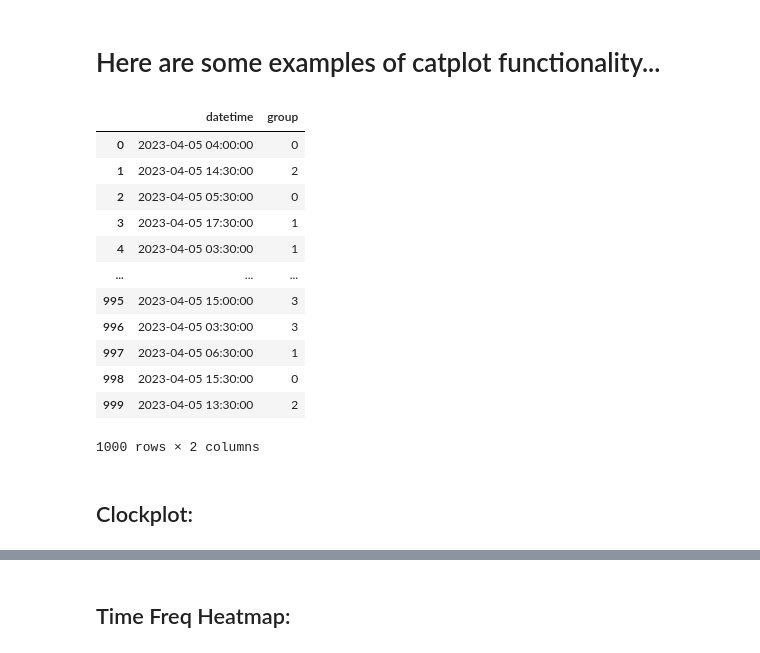
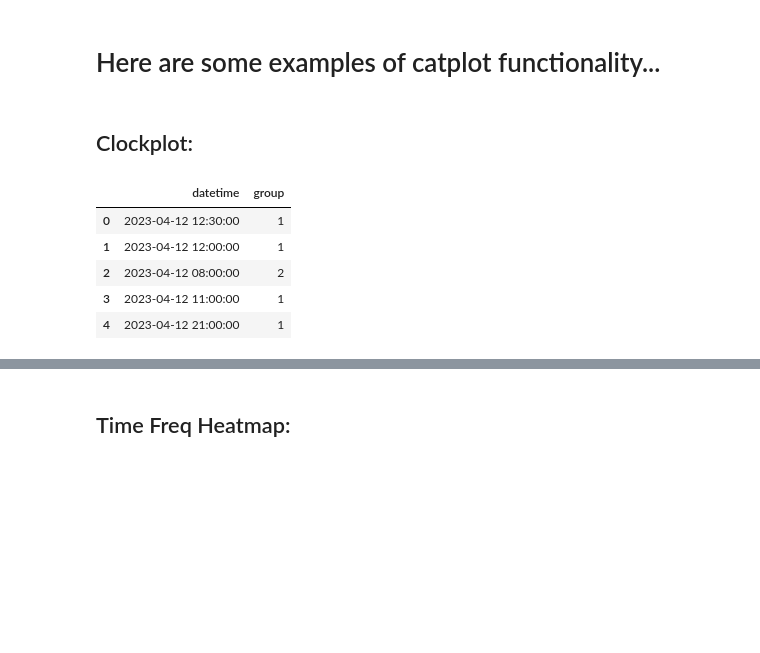
Before and after one commit to alexcapstick/alexs-visualisation-tools, a Jupyter notebook: examples/catplot.ipynb, the cells around one changed output, grey strips where cells are left out. Saved outputs shown, nothing was run; the diff lists cells and outputs as text; code cells hidden in the pictures; blank space fills up the shorter version.

```diff
--- a/examples/catplot.ipynb
+++ b/examples/catplot.ipynb
@@ -6,40 +6,33 @@ import matplotlib.pyplot as plt
 import pandas as pd
 import datetime as dt
 import numpy as np
-# %%
-# creating a datetime table with random groups and frequencies
-
-dattime_col = pd.to_datetime(
-    pd.Timestamp(dt.datetime.now().date())
-    + pd.timedelta_range(
-        start='0 day',
-        end='1 day',
-        freq='30T',
-        closed='left'
-        )
-    )
-
-dattime_col = np.random.choice(dattime_col, size=1000)
-group = np.random.choice(4, size=1000)
-
-data = pd.DataFrame({'datetime': dattime_col, 'group': group})
-data
-# %% [output]
-|  | datetime | group |
-| 0 | 2023-04-05 04:00:00 | 0 |
-| 1 | 2023-04-05 14:30:00 | 2 |
-| 2 | 2023-04-05 05:30:00 | 0 |
-| 3 | 2023-04-05 17:30:00 | 1 |
-| 4 | 2023-04-05 03:30:00 | 1 |
-| ... | ... | ... |
-| 995 | 2023-04-05 15:00:00 | 3 |
-| 996 | 2023-04-05 03:30:00 | 3 |
-| 997 | 2023-04-05 06:30:00 | 1 |
-| 998 | 2023-04-05 15:30:00 | 0 |
-| 999 | 2023-04-05 13:30:00 | 2 |
-1000 rows × 2 columns
 # %% [markdown]
 ## Clockplot:
+# %%
+# creating a datetime table with random groups and frequencies
+
+dattime_col = pd.to_datetime(
+    pd.Timestamp(dt.datetime.now().date())
+    + pd.timedelta_range(
+        start='0 day',
+        end='1 day',
+        freq='30T',
+        closed='left'
+        )
+    )
+
+dattime_col = np.random.choice(dattime_col, size=1000)
+group = np.random.choice(4, size=1000)
+
+data = pd.DataFrame({'datetime': dattime_col, 'group': group})
+data.head()
+# %% [output]
+|  | datetime | group |
+| 0 | 2023-04-12 12:30:00 | 1 |
+| 1 | 2023-04-12 12:00:00 | 1 |
+| 2 | 2023-04-12 08:00:00 | 2 |
+| 3 | 2023-04-12 11:00:00 | 1 |
+| 4 | 2023-04-12 21:00:00 | 1 |
 # %%
 ax = avt.clockplot(
     data,
```
Also changed, not shown: parts of 8 cells of this notebook, 10 other files.
